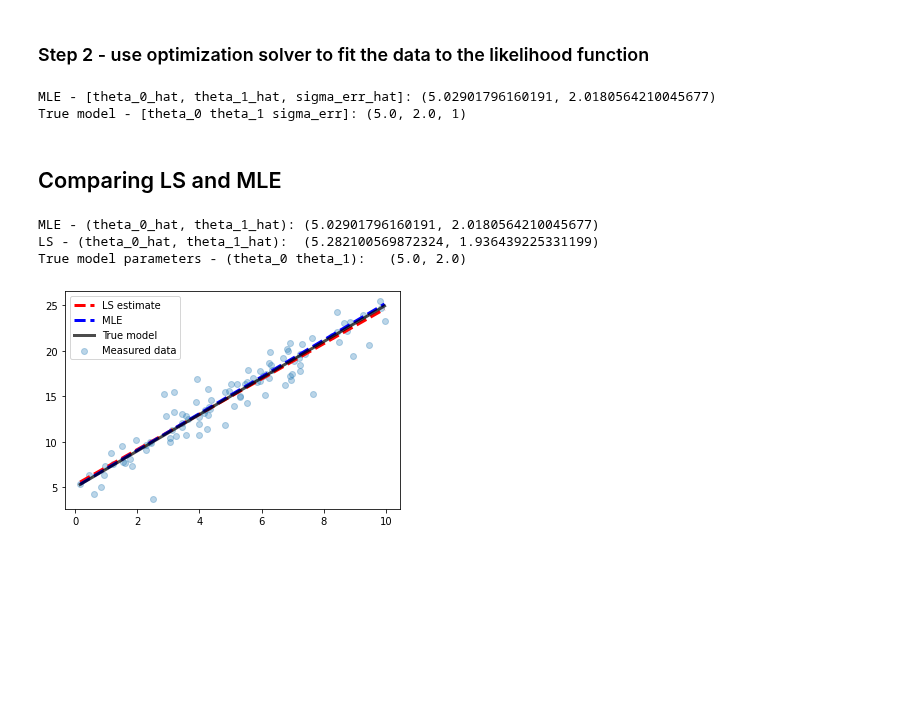
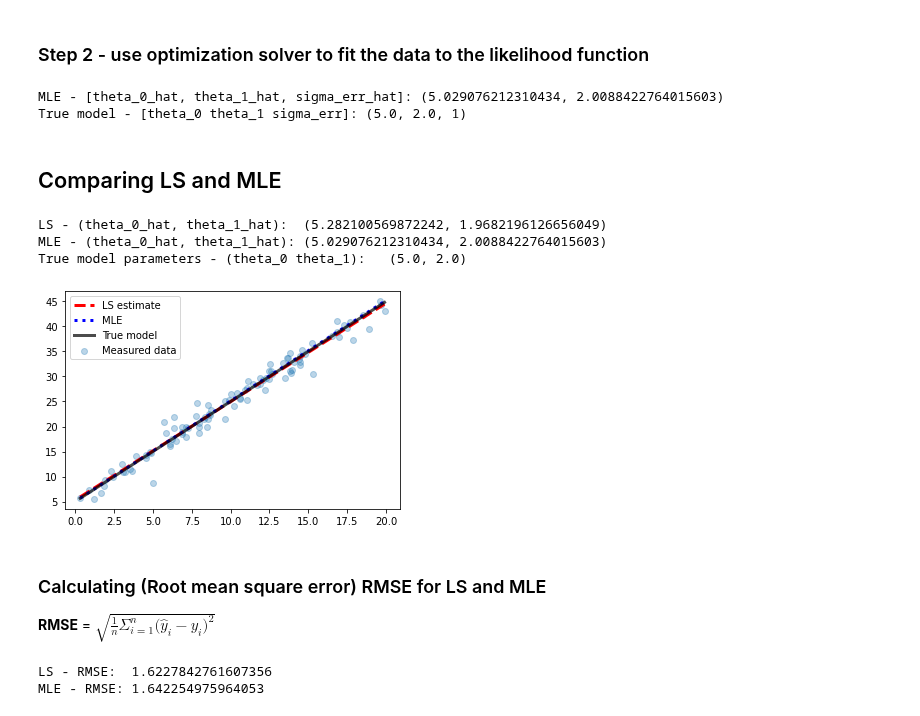
Before and after one commit to fredralm/TTK4260, a Jupyter notebook: 2021/L1/LS_draft.ipynb, the cells around one changed output. Saved outputs shown, nothing was run; the diff lists cells and outputs as text; code cells hidden in the pictures; blank space fills up the shorter version.

Commit message:
added RMSE calc at the end

```diff
--- a/2021/L1/LS_draft.ipynb
+++ b/2021/L1/LS_draft.ipynb
@@ -78,6 +80,6 @@ plt.title("Model");
 # %%
-#u = np.sort(np.random.normal(5,2,N))
-u = np.sort(np.random.uniform(0,10,N))
+#u = np.sort(np.random.normal(10,3,N))
+u = np.sort(np.random.uniform(0,20,N))
 y_true = y_model(u)
 # %%
 from scipy.stats import norm, laplace
@@ -219,26 +221,36 @@ opt_res = optimize.minimize(fun = log_lik,
 print(f"MLE - [theta_0_hat, theta_1_hat, sigma_err_hat]: {opt_res.x[0], opt_res.x[1]}")
 print(f"True model - [theta_0 theta_1 sigma_err]: {theta_0, theta_1, scale}")
 # %% [output]
-MLE - [theta_0_hat, theta_1_hat, sigma_err_hat]: (5.02901796160191, 2.0180564210045677)
+MLE - [theta_0_hat, theta_1_hat, sigma_err_hat]: (5.029076212310434, 2.0088422764015603)
 True model - [theta_0 theta_1 sigma_err]: (5.0, 2.0, 1)
 # %% [markdown]
 ## Comparing LS and MLE
 # %%
+print(f"LS - (theta_0_hat, theta_1_hat):  {theta_hat[0], theta_hat[1]}")
 print(f"MLE - (theta_0_hat, theta_1_hat): {opt_res.x[0], opt_res.x[1]}")
-print(f"LS - (theta_0_hat, theta_1_hat):  {theta_hat[0], theta_hat[1]}")
 print(f"True model parameters - (theta_0 theta_1):   {theta_0, theta_1}")
 # %% [output]
-MLE - (theta_0_hat, theta_1_hat): (5.02901796160191, 2.0180564210045677)
-LS - (theta_0_hat, theta_1_hat):  (5.282100569872324, 1.936439225331199)
+LS - (theta_0_hat, theta_1_hat):  (5.282100569872242, 1.9682196126656049)
+MLE - (theta_0_hat, theta_1_hat): (5.029076212310434, 2.0088422764015603)
 True model parameters - (theta_0 theta_1):   (5.0, 2.0)
 # %%
 MLE_estimate = lambda x : opt_res.x[1] * x + opt_res.x[0]
 
 plt.figure()
 plt.scatter(u, y, alpha=0.3, label=r"Measured data")
 plt.plot(u, LS_estimate(u), "r--",  lw=3, label="LS estimate")
-plt.plot(u, MLE_estimate(u), "b--",  lw=3, label="MLE")
+plt.plot(u, MLE_estimate(u), "b:",  lw=3, label="MLE")
 plt.plot(u, y_model(u), "k", alpha=0.7, lw=3, label="True model")
 plt.legend();
 # %% [output]
-[figure, old version]
+[figure, new version]
+# %% [markdown]
+### Calculating (Root mean square error) RMSE for LS and MLE
+
+**RMSE** = $\sqrt{\frac{1}{n}\Sigma_{i=1}^{n}{\big({\hat{y}_i - y_{i}}\big)^2}}$
+# %%
+print(f"LS - RMSE:  {np.sqrt(np.mean((LS_estimate(u)-y)**2))}")
+print(f"MLE - RMSE: {np.sqrt(np.mean((MLE_estimate(u)-y)**2))}")
+# %% [output]
+LS - RMSE:  1.6227842761607356
+MLE - RMSE: 1.642254975964053
```
Also changed, not shown: parts of 8 cells of this notebook.
